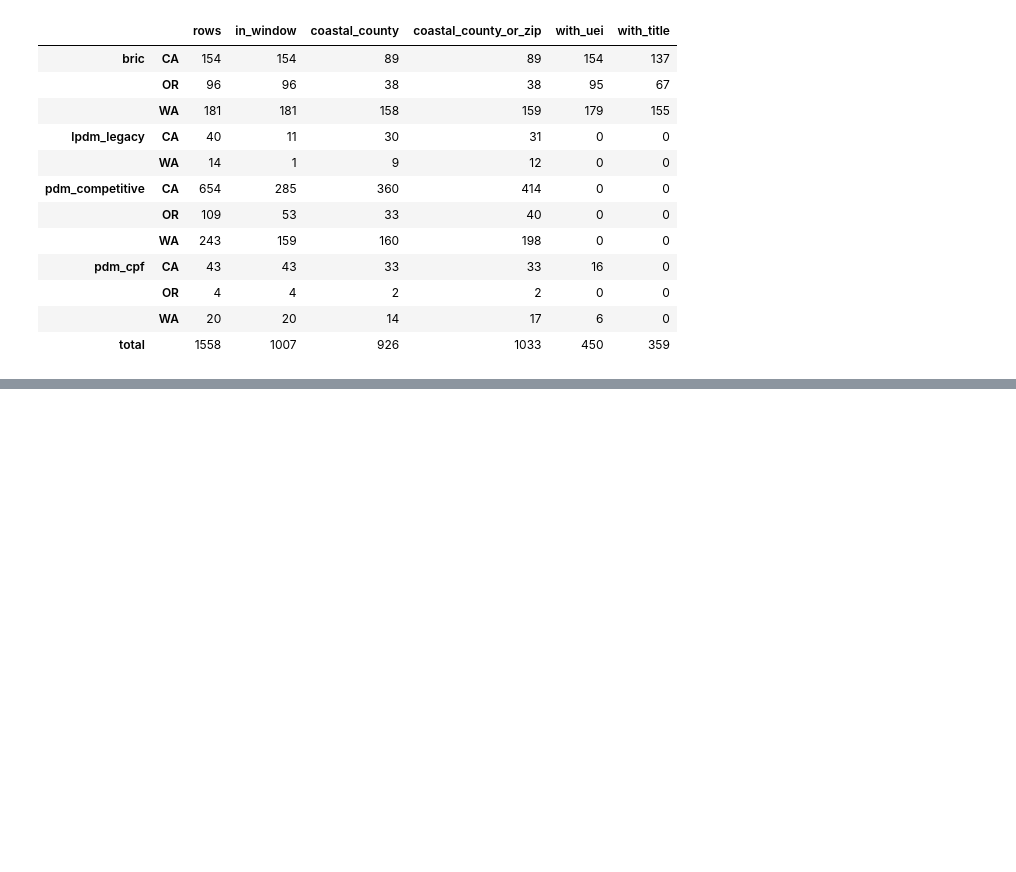
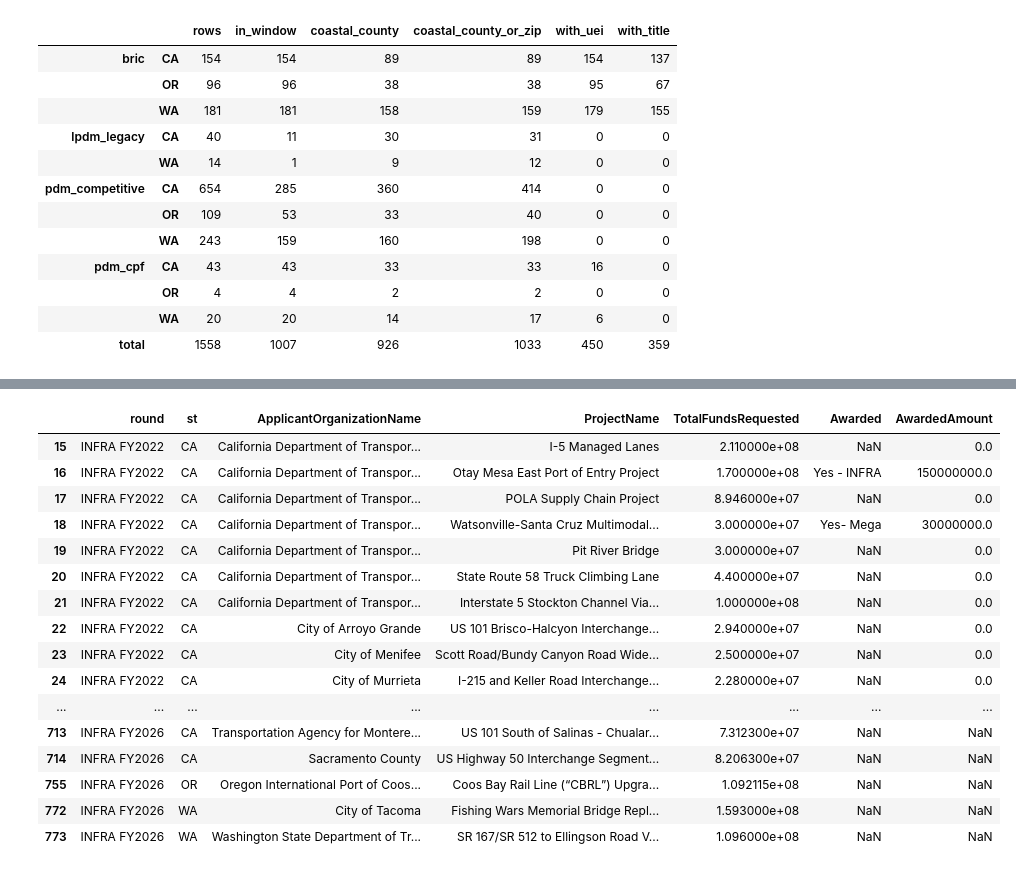
Before and after one commit to zajoseph/coastal-harbor-funding, a Jupyter notebook: notebooks/03_applicant_lists_profile.ipynb, the cells around one changed output, grey strips where cells are left out. Saved outputs shown, nothing was run; the diff lists cells and outputs as text; code cells hidden in the pictures; blank space fills up the shorter version.

```diff
--- a/notebooks/03_applicant_lists_profile.ipynb
+++ b/notebooks/03_applicant_lists_profile.ipynb
@@ -486,0 +618,11 @@ pd.concat([summ, summ.sum().to_frame(("total", "")).T])
+# %%
+tig = pd.read_excel(latest("dot_tiger_build", "TIGER 2009 - BUILD 2025 Eligible Applications.xlsx"))
+lead = tig["State"].str.match(r"^\s")
+print("State values with leading spaces, by round:", tig.loc[lead, "Round"].value_counts().to_dict())
+tig["State"] = tig["State"].str.strip()
+tig["st"] = tig["State"].map(STATE_ABBR).fillna("other")
+tig["round_fy"] = tig["Round"].map(round_fy)
+print(len(tig), "rows; columns:", list(tig.columns))
+print("blank cells per column:", tig.isna().sum()[lambda s: s > 0].to_dict())
+order = tig.groupby("Round")["round_fy"].first().sort_values().index
+pd.crosstab(tig["Round"], tig["st"], margins=True).reindex(list(order) + ["All"])
@@ -486,0 +677,6 @@ pd.concat([summ, summ.sum().to_frame(("total", "")).T])
+# %%
+# Quirk: applicant-type labels change across rounds; project-type spellings vary
+lab = tig.groupby("Applicant Type")["round_fy"].agg(["min", "max", "size"]).sort_values("size", ascending=False)
+print(len(lab), "distinct applicant-type labels; per round:", tig.groupby("Round")["Applicant Type"].nunique().to_dict())
+print(tig["Project Type"].value_counts().to_string())
+lab.head(25)
@@ -486,0 +730,20 @@ pd.concat([summ, summ.sum().to_frame(("total", "")).T])
+# %%
+INFRA_FILES = {
+    "INFRA FY2022": "INFRA FY22 Applications.xlsx",
+    "INFRA FY2023-24": "INFRA FY23-24 Applications.xlsx",
+    "INFRA FY2025-26": "INFRA Applications 25-26.xlsx",
+    "INFRA FY2026": "INFRA FY26 Applications (1).xlsx",
+}
+frames = []
+for lab, fn in INFRA_FILES.items():
+    d = pd.read_excel(latest("dot_infra", fn))
+    d = d[d["ApplicantState"].notna()]  # drop blank/footer rows
+    d["round"] = lab
+    d["file"] = fn
+    frames.append(d)
+infra = pd.concat(frames, ignore_index=True)
+infra["st"] = infra["ApplicantState"].str[:2]
+infra["eligible"] = infra[["Eligibility", "EligibleForINFRA"]].bfill(axis=1).iloc[:, 0]
+infra["awarded_any"] = infra["Awarded"].notna()
+print({lab: list(f.columns) for lab, f in zip(INFRA_FILES, frames)})
+pd.crosstab([infra["round"], infra["eligible"].fillna("(blank)")], infra["st"].where(infra["st"].isin(PACIFIC), "other"), margins=True)
@@ -486,0 +804,20 @@ pd.concat([summ, summ.sum().to_frame(("total", "")).T])
+# %%
+infra[infra["st"].isin(PACIFIC)].sort_values(["round", "st"])[["round", "st", "ApplicantOrganizationName", "ProjectName", "TotalFundsRequested", "Awarded", "AwardedAmount"]]
+# %% [output]
+|  | round | st | ApplicantOrganizationName | ProjectName | TotalFundsRequested | Awarded | AwardedAmount |
+| 15 | INFRA FY2022 | CA | California Department of Transpor... | I-5 Managed Lanes | 2.110000e+08 | NaN | 0.0 |
+| 16 | INFRA FY2022 | CA | California Department of Transpor... | Otay Mesa East Port of Entry Project | 1.700000e+08 | Yes - INFRA | 150000000.0 |
+| 17 | INFRA FY2022 | CA | California Department of Transpor... | POLA Supply Chain Project | 8.946000e+07 | NaN | 0.0 |
+| 18 | INFRA FY2022 | CA | California Department of Transpor... | Watsonville-Santa Cruz Multimodal... | 3.000000e+07 | Yes- Mega | 30000000.0 |
+| 19 | INFRA FY2022 | CA | California Department of Transpor... | Pit River Bridge | 3.000000e+07 | NaN | 0.0 |
+| 20 | INFRA FY2022 | CA | California Department of Transpor... | State Route 58 Truck Climbing Lane | 4.400000e+07 | NaN | 0.0 |
+| 21 | INFRA FY2022 | CA | California Department of Transpor... | Interstate 5 Stockton Channel Via... | 1.000000e+08 | NaN | 0.0 |
+| 22 | INFRA FY2022 | CA | City of Arroyo Grande | US 101 Brisco-Halcyon Interchange... | 2.940000e+07 | NaN | 0.0 |
+| 23 | INFRA FY2022 | CA | City of Menifee | Scott Road/Bundy Canyon Road Wide... | 2.500000e+07 | NaN | 0.0 |
+| 24 | INFRA FY2022 | CA | City of Murrieta | I-215 and Keller Road Interchange... | 2.280000e+07 | NaN | 0.0 |
+| ... | ... | ... | ... | ... | ... | ... | ... |
+| 713 | INFRA FY2026 | CA | Transportation Agency for Montere... | US 101 South of Salinas - Chualar... | 7.312300e+07 | NaN | NaN |
+| 714 | INFRA FY2026 | CA | Sacramento County | US Highway 50 Interchange Segment... | 8.206300e+07 | NaN | NaN |
+| 755 | INFRA FY2026 | OR | Oregon International Port of Coos... | Coos Bay Rail Line (“CBRL”) Upgra... | 1.092115e+08 | NaN | NaN |
+| 772 | INFRA FY2026 | WA | City of Tacoma | Fishing Wars Memorial Bridge Repl... | 1.593000e+08 | NaN | NaN |
+| 773 | INFRA FY2026 | WA | Washington State Department of Tr... | SR 167/SR 512 to Ellingson Road V... | 1.096000e+08 | NaN | NaN |
```
Also changed, not shown: parts of 23 cells of this notebook, 4 other files.
